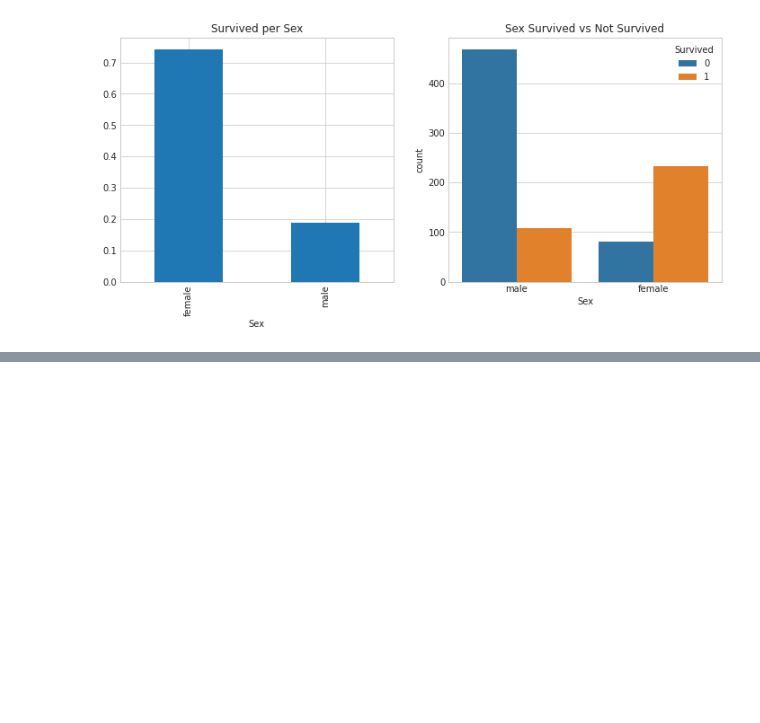
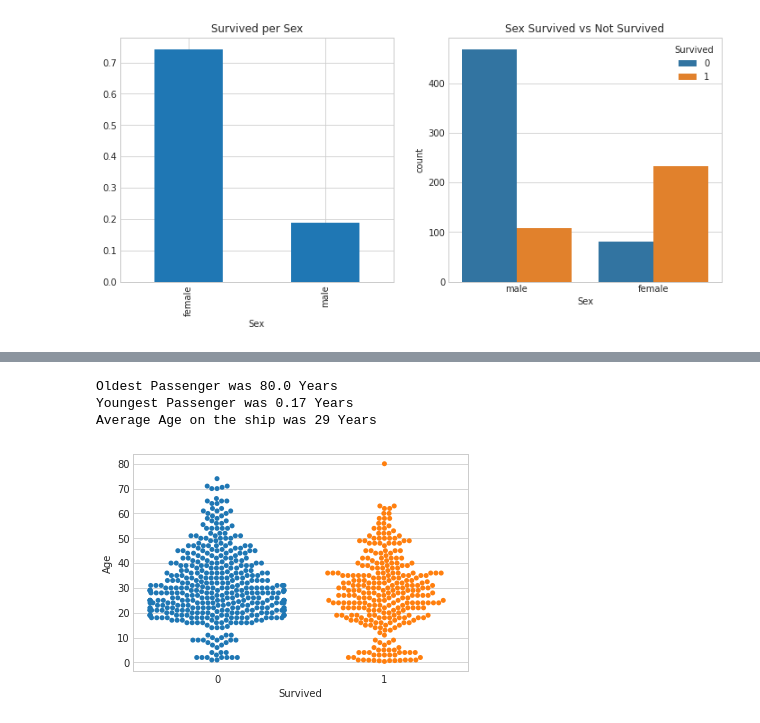
Before and after one commit to SoonKi-Eun/Kaggle, a Jupyter notebook: titanic-test-1.ipynb, the cells around one changed output, grey strips where cells are left out. Cells and saved outputs as stored; diff of their text form; code cells hidden in the pictures; blank space fills up the shorter version.

```diff
--- a/titanic-test-1.ipynb
+++ b/titanic-test-1.ipynb
@@ -449,0 +461,16 @@ bag('Sex','Survived','Survived per Sex','Sex Survived vs Not Survived')
+# %%
+print('Oldest Passenger was', data['Age'].max(), 'Years')
+print('Youngest Passenger was', data['Age'].min(), 'Years')
+print('Average Age on the ship was', int(data['Age'].mean()), 'Years')
+# %% [output]
+Oldest Passenger was 80.0 Years
+Youngest Passenger was 0.17 Years
+Average Age on the ship was 29 Years
+# %%
+# Age 별 Survived 분포
+sns.swarmplot(x=train['Survived'], y=train['Age'])
+plt.xlabel("Survived")
+plt.ylabel("Age")
+plt.show()
+# %% [output]
+[figure, added]
```
Also changed, not shown: parts of 5 cells of this notebook.
